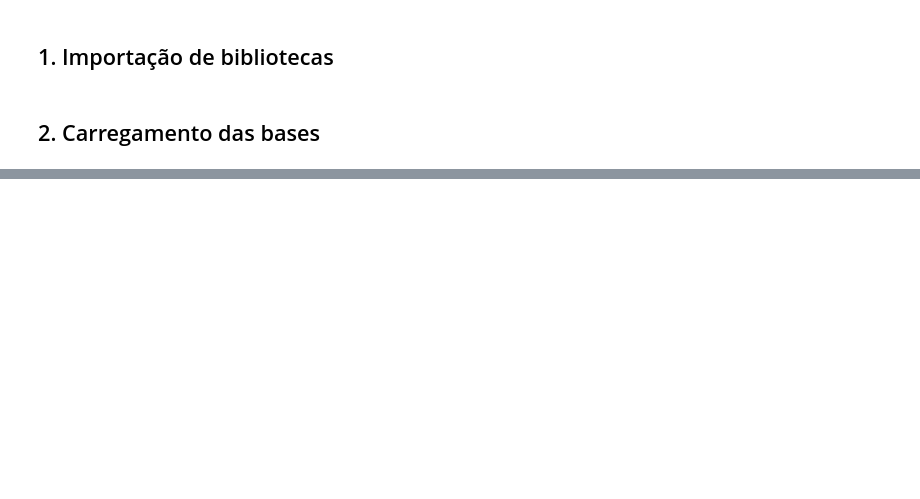
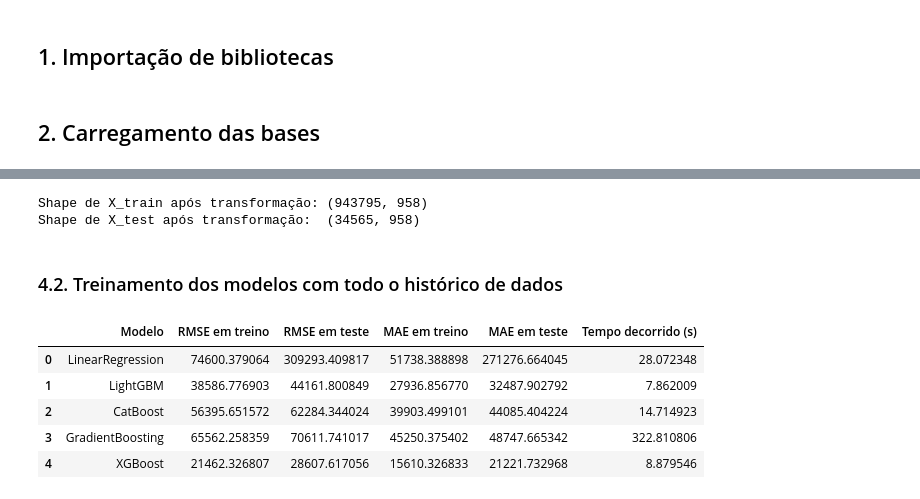
Before and after one commit to emso-exe/Previsao_de_demandas_de_drogarias, a Jupyter notebook: 003_modelagem_preditiva.ipynb, the cells around one changed output, grey strips where cells are left out. Saved outputs shown, nothing was run; the diff lists cells and outputs as text; code cells hidden in the pictures; blank space fills up the shorter version.

```diff
--- a/003_modelagem_preditiva.ipynb
+++ b/003_modelagem_preditiva.ipynb
@@ -56,0 +197,15 @@ df_validation.head()
+# %%
+# Separando os dataframes com as variáveis preditivas e a variável preditora
+
+X_train = df_train[features]
+y_train = df_train[target]
+X_test = df_validation[features]
+y_test = df_validation[target]
+# %%
+# Pré-processamento, transformação das features numéricas e categóricas
+
+preprocessor = ColumnTransformer(
+	transformers=[
+		('num', StandardScaler(), numerical_features),
+		('cat', OneHotEncoder(handle_unknown='ignore'), categorical_features)
+])
@@ -56,0 +220,25 @@ df_validation.head()
+# %%
+# Verificando transformação de dados
+
+X_train_transformed = preprocessor.fit_transform(X_train)
+X_test_transformed = preprocessor.transform(X_test)
+# %%
+# Verificando os shapes após transformação
+
+print(f'Shape de X_train após transformação: {X_train_transformed.shape}')
+print(f'Shape de X_test após transformação:  {X_test_transformed.shape}')
+# %% [output]
+Shape de X_train após transformação: (943795, 958)
+Shape de X_test após transformação:  (34565, 958)
+# %% [markdown]
+### 4.2. Treinamento dos modelos com todo o histórico de dados
+# %%
+# Definindo os modelos a serem testados
+
+models = {
+    'LinearRegression': LinearRegression(),
+    'LightGBM': lgb.LGBMRegressor(n_estimators=100, random_state=42, verbose=-1),
+    'CatBoost': cb.CatBoostRegressor(iterations=100, depth=6, learning_rate=0.1, loss_function='RMSE', verbose=0),
+    'GradientBoosting': GradientBoostingRegressor(n_estimators=100, random_state=42),
+    'XGBoost': XGBRegressor(n_estimators=100, random_state=42, verbosity=0)
+}
@@ -56,0 +300,18 @@ df_validation.head()
+# %%
+# Avaliando os modelos
+results = models_evaluation(models, X_train, y_train, X_test, y_test, preprocessor)
+
+# Criando DataFrame de resultados
+results_df = pd.DataFrame(results, columns=[
+                            'Modelo', 'RMSE em treino', 'RMSE em teste',
+                            'MAE em treino', 'MAE em teste', 'Tempo decorrido (s)'])
+
+# Exibindo os resultados
+results_df
+# %% [output]
+|  | Modelo | RMSE em treino | RMSE em teste | MAE em treino | MAE em teste | Tempo decorrido (s) |
+| 0 | LinearRegression | 74600.379064 | 309293.409817 | 51738.388898 | 271276.664045 | 28.072348 |
+| 1 | LightGBM | 38586.776903 | 44161.800849 | 27936.856770 | 32487.902792 | 7.862009 |
+| 2 | CatBoost | 56395.651572 | 62284.344024 | 39903.499101 | 44085.404224 | 14.714923 |
+| 3 | GradientBoosting | 65562.258359 | 70611.741017 | 45250.375402 | 48747.665342 | 322.810806 |
+| 4 | XGBoost | 21462.326807 | 28607.617056 | 15610.326833 | 21221.732968 | 8.879546 |
```
Also changed, not shown: parts of 27 cells of this notebook.
